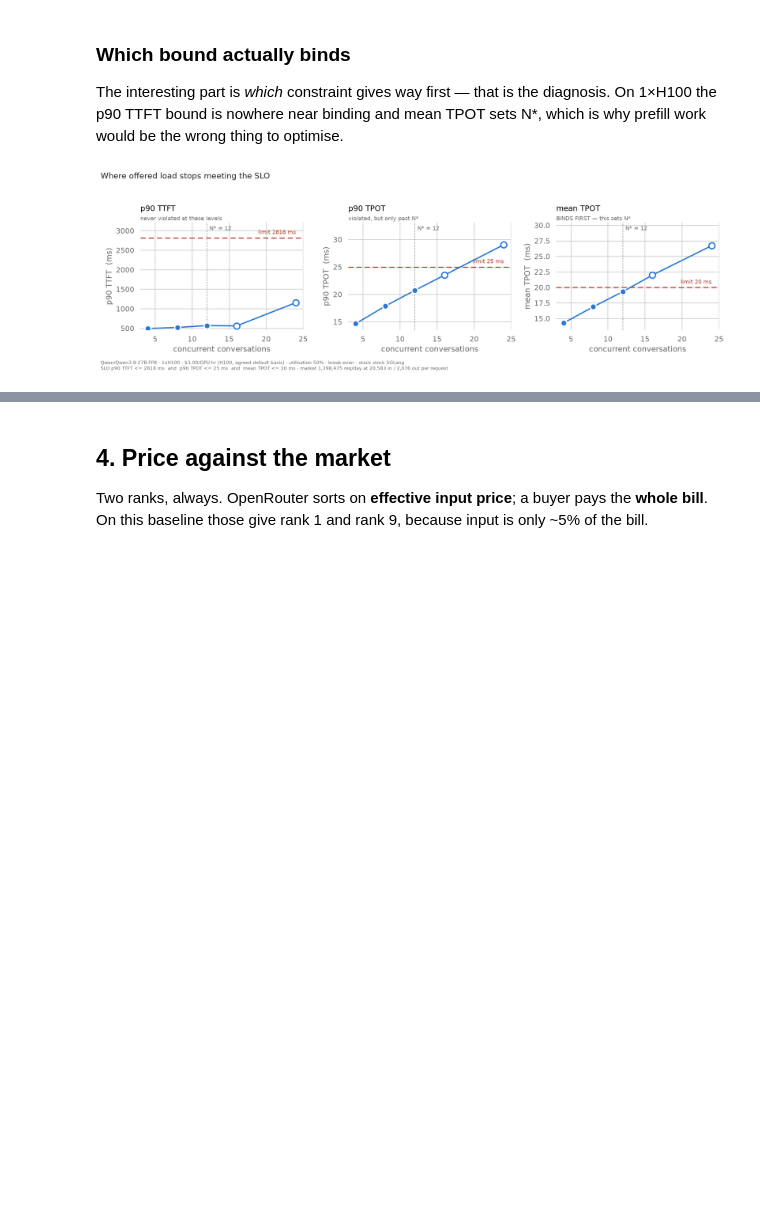
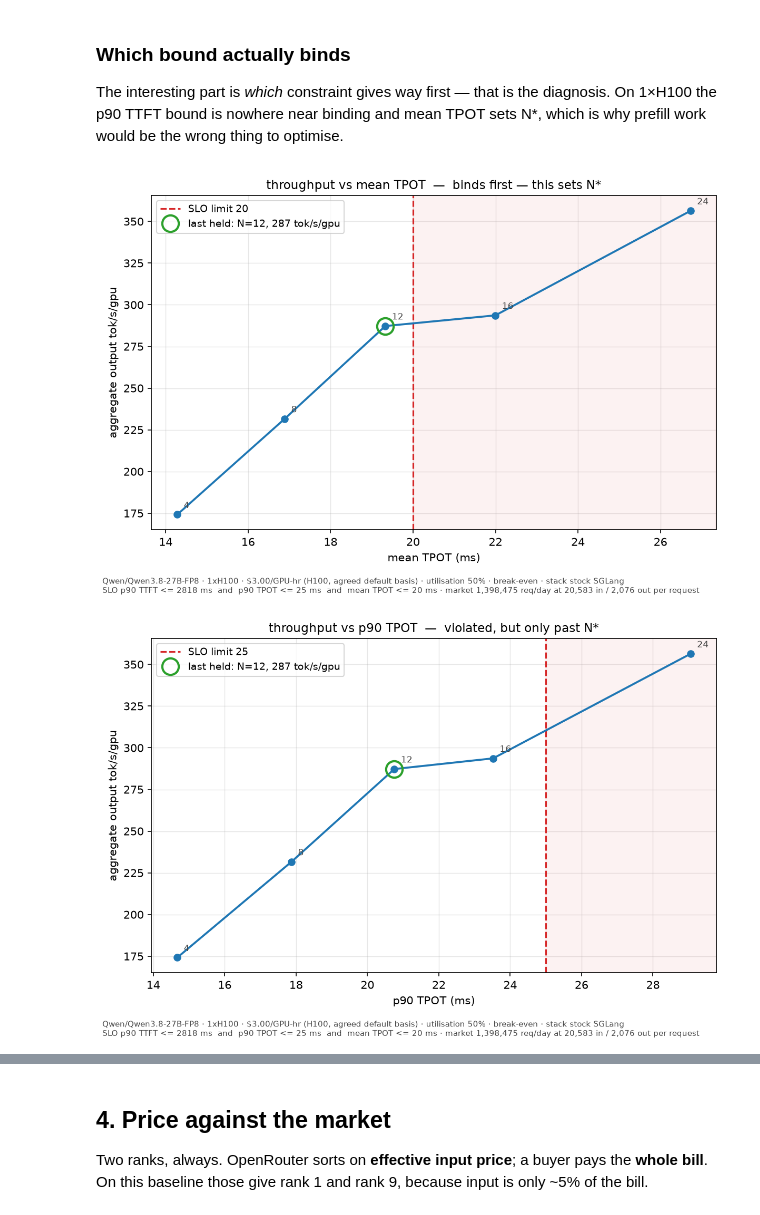
Before and after one commit to mpeng19/auto-inference, a Jupyter notebook: docs/example.ipynb, the cells around one changed output, grey strips where cells are left out. Cells and saved outputs as stored; diff of their text form; code cells hidden in the pictures; blank space fills up the shorter version.

```diff
--- a/docs/example.ipynb
+++ b/docs/example.ipynb
@@ -137,6 +137,10 @@ diagnosis. On 1×H100 the p90 TTFT bound is nowhere near binding and mean TPOT
 sets N\*, which is why prefill work would be the wrong thing to optimise.
 # %%
 from IPython.display import Image, display
-display(Image(filename=result.artifacts["slo_frontier"]))
+# one figure per SLO bound; throughput on y, the constraint on x,
+# each point a concurrency level, the forbidden region shaded
+for key in sorted(k for k in result.artifacts if k.startswith("slo_")):
+    display(Image(filename=result.artifacts[key]))
 # %% [output]
-[figure, old version]
+[figure, new version]
+[figure, added]
```
Also changed, not shown: parts of 2 cells of this notebook, 30 other files.
